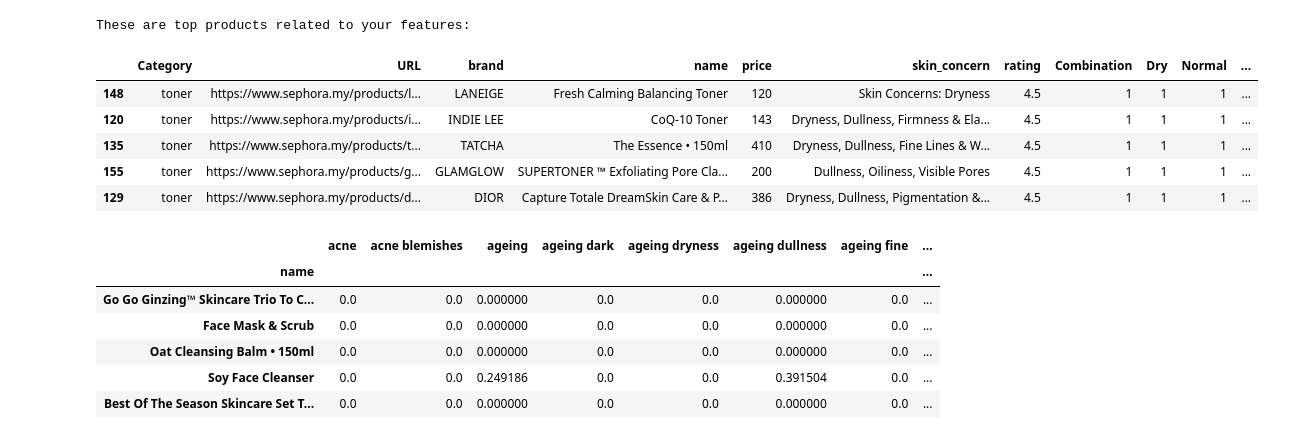
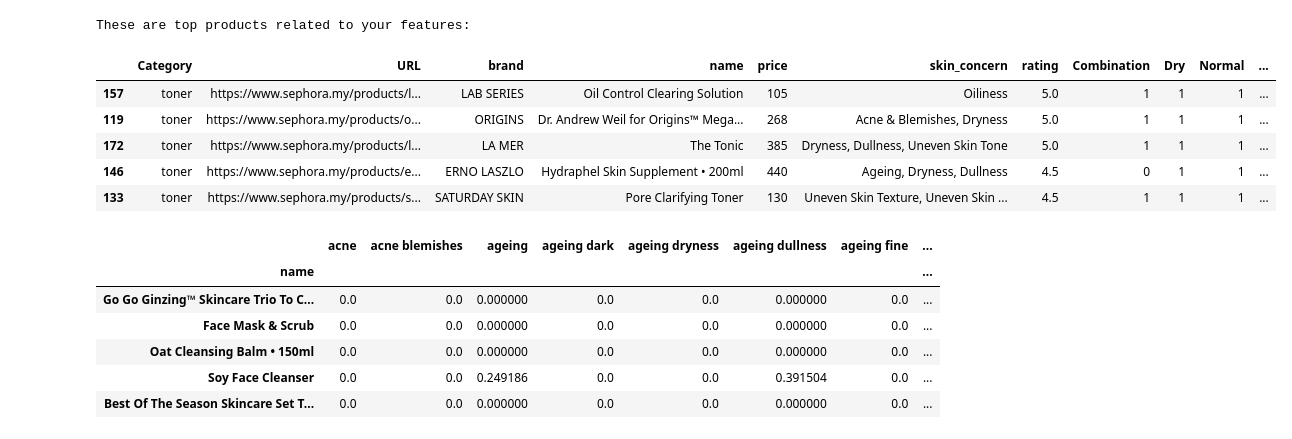
Before and after one commit to aminlofi/contentbased-recommender, a Jupyter notebook: modelling/recommender-model.ipynb, the cells around one changed output. Saved outputs shown, nothing was run; the diff lists cells and outputs as text; code cells hidden in the pictures.

```diff
--- a/modelling/recommender-model.ipynb
+++ b/modelling/recommender-model.ipynb
@@ -30,15 +31,15 @@ def recommend_products_by_user(category, skintype):
     print('These are top products related to your features:')
     return df
 # %%
-recommend_products_by_user('toner', 'Sensitive')
+recommend_products_by_user('toner', 'Dry')
 # %% [output]
 These are top products related to your features:
 |  | Category | URL | brand | name | price | skin_concern | rating | Combination | Dry | Normal | ... |
-| 148 | toner | https://www.sephora.my/products/l... | LANEIGE | Fresh Calming Balancing Toner | 120 | Skin Concerns: Dryness | 4.5 | 1 | 1 | 1 | ... |
-| 120 | toner | https://www.sephora.my/products/i... | INDIE LEE | CoQ-10 Toner | 143 | Dryness, Dullness, Firmness & Ela... | 4.5 | 1 | 1 | 1 | ... |
-| 135 | toner | https://www.sephora.my/products/t... | TATCHA | The Essence • 150ml | 410 | Dryness, Dullness, Fine Lines & W... | 4.5 | 1 | 1 | 1 | ... |
-| 155 | toner | https://www.sephora.my/products/g... | GLAMGLOW | SUPERTONER ™ Exfoliating Pore Cla... | 200 | Dullness, Oiliness, Visible Pores | 4.5 | 1 | 1 | 1 | ... |
-| 129 | toner | https://www.sephora.my/products/d... | DIOR | Capture Totale DreamSkin Care & P... | 386 | Dryness, Dullness, Pigmentation &... | 4.5 | 1 | 1 | 1 | ... |
+| 157 | toner | https://www.sephora.my/products/l... | LAB SERIES | Oil Control Clearing Solution | 105 | Oiliness | 5.0 | 1 | 1 | 1 | ... |
+| 119 | toner | https://www.sephora.my/products/o... | ORIGINS | Dr. Andrew Weil for Origins™ Mega... | 268 | Acne & Blemishes, Dryness | 5.0 | 1 | 1 | 1 | ... |
+| 172 | toner | https://www.sephora.my/products/l... | LA MER | The Tonic | 385 | Dryness, Dullness, Uneven Skin Tone | 5.0 | 1 | 1 | 1 | ... |
+| 146 | toner | https://www.sephora.my/products/e... | ERNO LASZLO | Hydraphel Skin Supplement • 200ml | 440 | Ageing, Dryness, Dullness | 4.5 | 0 | 1 | 1 | ... |
+| 133 | toner | https://www.sephora.my/products/s... | SATURDAY SKIN | Pore Clarifying Toner | 130 | Uneven Skin Texture, Uneven Skin ... | 4.5 | 1 | 1 | 1 | ... |
 # %%
 tf = TfidfVectorizer(analyzer='word', ngram_range=(1, 2), min_df=0, stop_words='english')
 tfidf_matrix = tf.fit_transform(df_4['skin_concern'])
```
Also changed, not shown: parts of 7 cells of this notebook, 3 other files.
